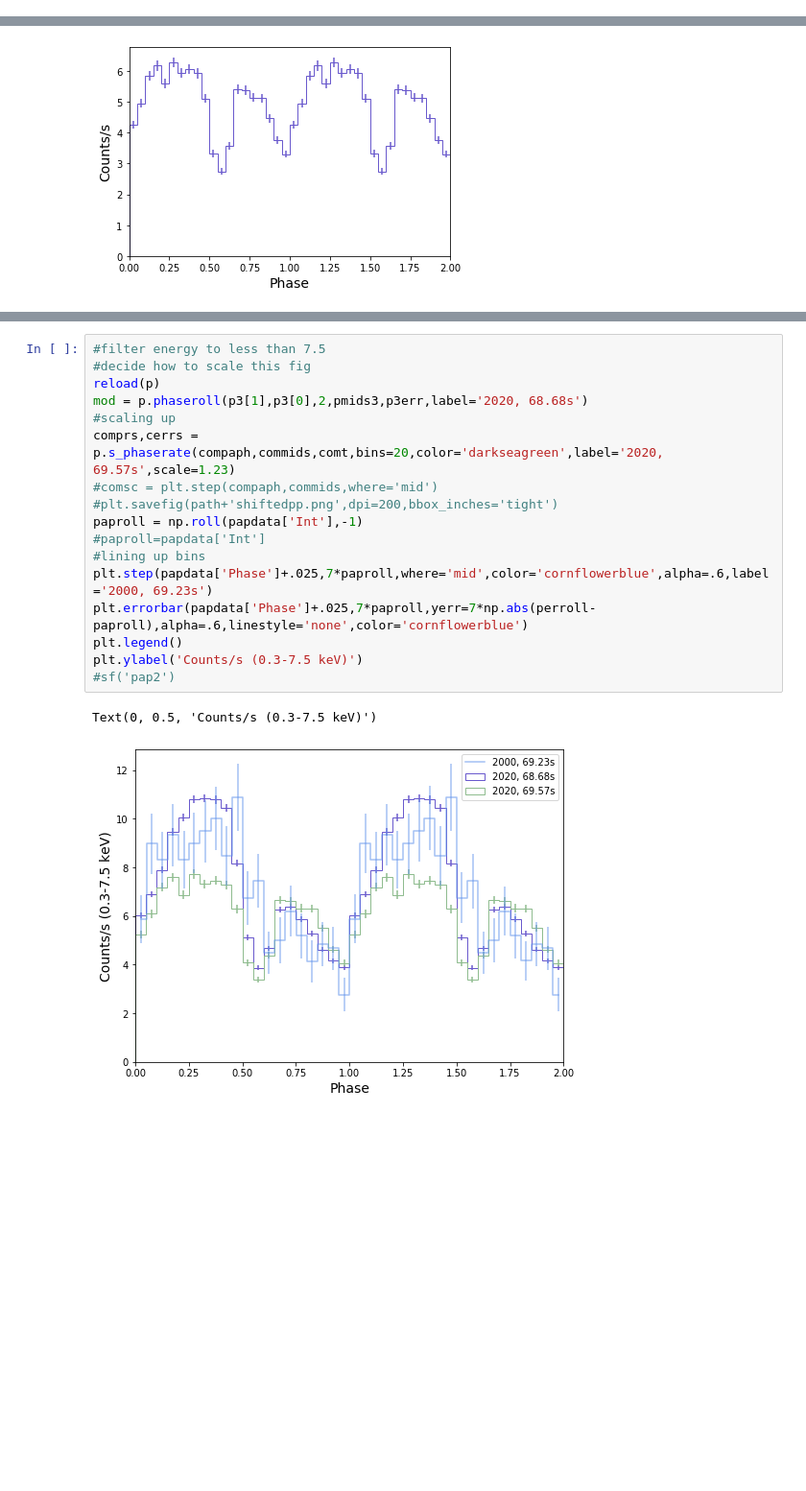
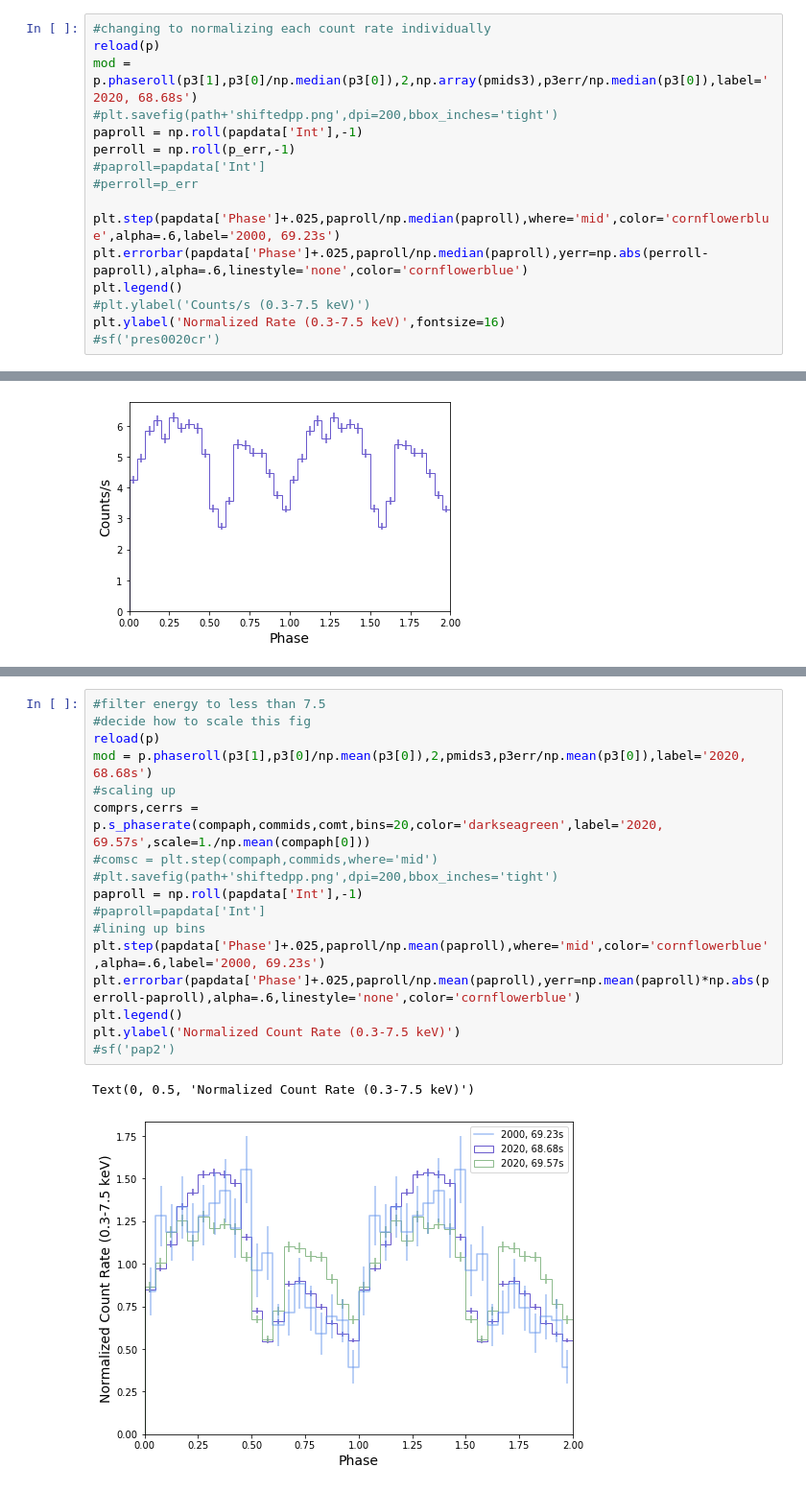
Before and after one commit to lenatreiber/LXP69.5, a Jupyter notebook: 0.3-8.0PulsesRXJ0529.ipynb, the cells around one changed output, grey strips where cells are left out. Shown at 96% size. Saved outputs shown, nothing was run; the diff lists cells and outputs as text; blank space fills up the shorter version.

```diff
--- a/0.3-8.0PulsesRXJ0529.ipynb
+++ b/0.3-8.0PulsesRXJ0529.ipynb
@@ -1018,0 +1152,16 @@ plt.ylabel('Counts/s (0.3-7.5 keV)')
+# %%
+#changing to normalizing each count rate individually
+reload(p)
+mod = p.phaseroll(p3[1],p3[0]/np.median(p3[0]),2,np.array(pmids3),p3err/np.median(p3[0]),label='2020, 68.68s')
+#plt.savefig(path+'shiftedpp.png',dpi=200,bbox_inches='tight')
+paproll = np.roll(papdata['Int'],-1)
+perroll = np.roll(p_err,-1)
+#paproll=papdata['Int']
+#perroll=p_err
+
+plt.step(papdata['Phase']+.025,paproll/np.median(paproll),where='mid',color='cornflowerblue',alpha=.6,label='2000, 69.23s')
+plt.errorbar(papdata['Phase']+.025,paproll/np.median(paproll),yerr=np.abs(perroll-paproll),alpha=.6,linestyle='none',color='cornflowerblue')
+plt.legend()
+#plt.ylabel('Counts/s (0.3-7.5 keV)')
+plt.ylabel('Normalized Rate (0.3-7.5 keV)',fontsize=16)
+#sf('pres0020cr')
@@ -1390,20 +1598,20 @@ compr,cerr = p.s_phaserate(compaph,commids,comt,bins=20)
 # %%
 #filter energy to less than 7.5
 #decide how to scale this fig
 reload(p)
-mod = p.phaseroll(p3[1],p3[0],2,pmids3,p3err,label='2020, 68.68s')
+mod = p.phaseroll(p3[1],p3[0]/np.mean(p3[0]),2,pmids3,p3err/np.mean(p3[0]),label='2020, 68.68s')
 #scaling up
-comprs,cerrs = p.s_phaserate(compaph,commids,comt,bins=20,color='darkseagreen',label='2020, 69.57s',scale=1.23)
+comprs,cerrs = p.s_phaserate(compaph,commids,comt,bins=20,color='darkseagreen',label='2020, 69.57s',scale=1./np.mean(compaph[0]))
 #comsc = plt.step(compaph,commids,where='mid')
 #plt.savefig(path+'shiftedpp.png',dpi=200,bbox_inches='tight')
 paproll = np.roll(papdata['Int'],-1)
 #paproll=papdata['Int']
 #lining up bins
-plt.step(papdata['Phase']+.025,7*paproll,where='mid',color='cornflowerblue',alpha=.6,label='2000, 69.23s')
-plt.errorbar(papdata['Phase']+.025,7*paproll,yerr=7*np.abs(perroll-paproll),alpha=.6,linestyle='none',color='cornflowerblue')
+plt.step(papdata['Phase']+.025,paproll/np.mean(paproll),where='mid',color='cornflowerblue',alpha=.6,label='2000, 69.23s')
+plt.errorbar(papdata['Phase']+.025,paproll/np.mean(paproll),yerr=np.mean(paproll)*np.abs(perroll-paproll),alpha=.6,linestyle='none',color='cornflowerblue')
 plt.legend()
-plt.ylabel('Counts/s (0.3-7.5 keV)')
+plt.ylabel('Normalized Count Rate (0.3-7.5 keV)')
 #sf('pap2')
 # %% [output]
-Text(0, 0.5, 'Counts/s (0.3-7.5 keV)')
+Text(0, 0.5, 'Normalized Count Rate (0.3-7.5 keV)')
-[figure, old version]
+[figure, new version]
```
Also changed, not shown: parts of 136 cells of this notebook.
